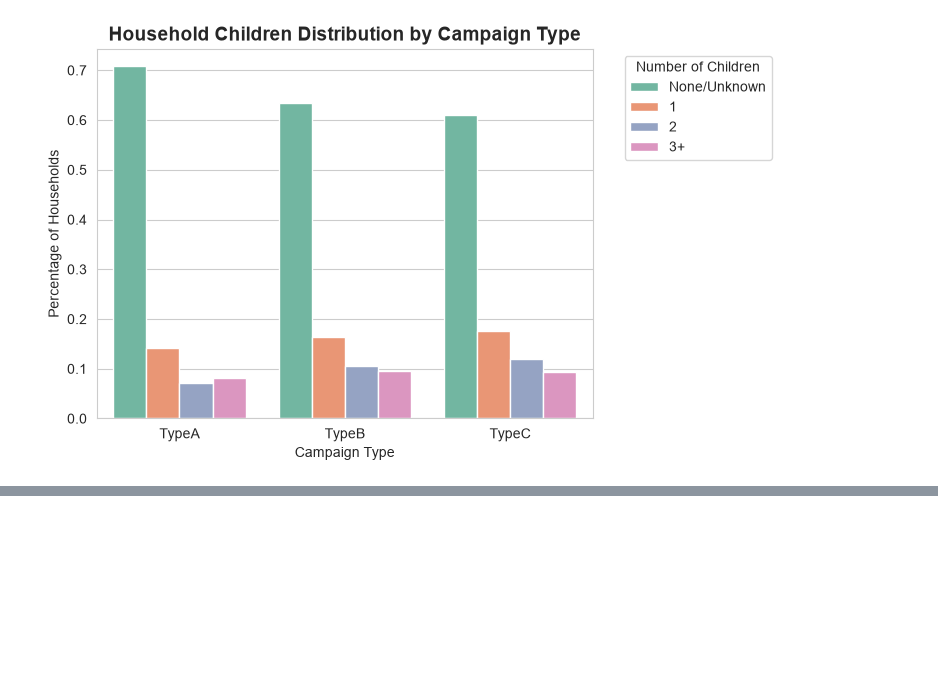
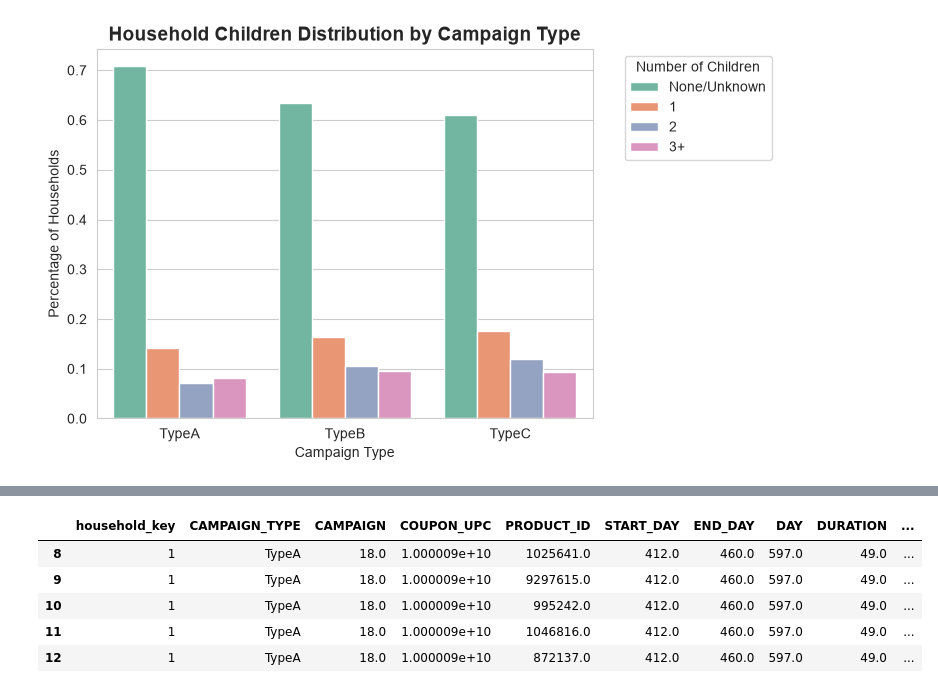
Before and after one commit to andrw0505/dunnhumby_project, a Jupyter notebook: bq1.ipynb, the cells around one changed output, grey strips where cells are left out. Cells and saved outputs as stored; diff of their text form; code cells hidden in the pictures; blank space fills up the shorter version.

```diff
--- a/bq1.ipynb
+++ b/bq1.ipynb
@@ -1148,0 +1259,9 @@ plt.legend(title="Number of Children", bbox_to_anchor=(1.05, 1), loc='upper left
+# %%
+display(out_campaign_df.head(n=5))
+# %% [output]
+|  | household_key | CAMPAIGN_TYPE | CAMPAIGN | COUPON_UPC | PRODUCT_ID | START_DAY | END_DAY | DAY | DURATION | ... |
+| 8 | 1 | TypeA | 18.0 | 1.000009e+10 | 1025641.0 | 412.0 | 460.0 | 597.0 | 49.0 | ... |
+| 9 | 1 | TypeA | 18.0 | 1.000009e+10 | 9297615.0 | 412.0 | 460.0 | 597.0 | 49.0 | ... |
+| 10 | 1 | TypeA | 18.0 | 1.000009e+10 | 995242.0 | 412.0 | 460.0 | 597.0 | 49.0 | ... |
+| 11 | 1 | TypeA | 18.0 | 1.000009e+10 | 1046816.0 | 412.0 | 460.0 | 597.0 | 49.0 | ... |
+| 12 | 1 | TypeA | 18.0 | 1.000009e+10 | 872137.0 | 412.0 | 460.0 | 597.0 | 49.0 | ... |
```
Also changed, not shown: parts of 18 cells of this notebook.
